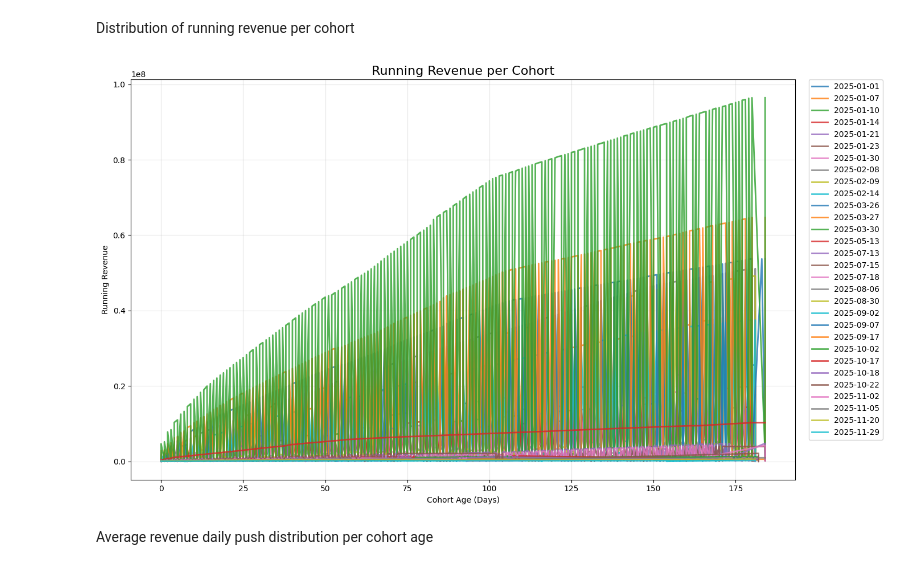
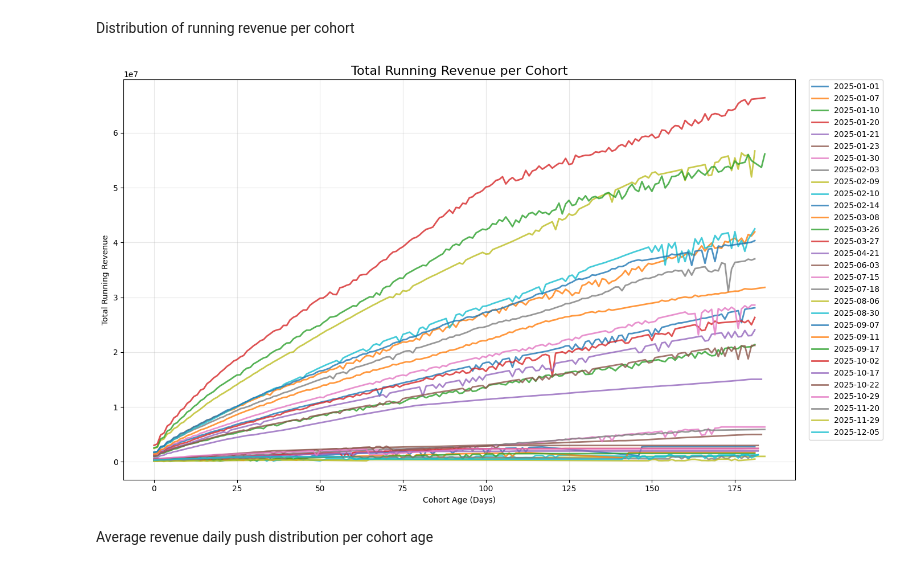
Before and after one commit to mrifala29/ltv-projection, a Jupyter notebook: LTV_Projection_VAS_LSTM.ipynb, the cells around one changed output. Saved outputs shown, nothing was run; the diff lists cells and outputs as text; code cells hidden in the pictures.

```diff
--- a/LTV_Projection_VAS_LSTM.ipynb
+++ b/LTV_Projection_VAS_LSTM.ipynb
@@ -50,6 +51,23 @@ Drive already mounted at /content/drive; to attempt to forcibly remount, call dr
 ### Loader
 # %% [markdown]
 Query for access data in Google BigQuery
+# %%
+# cohort30 = linkit-rnd-475909.country_summary.ml_lstm_training_30cohorts
+# cohort50 = linkit-rnd-475909.country_summary.ml_lstm_50cohorts_5adnets
+
+project_id = 'linkit-rnd-475909'
+SEED_DAYS = 7
+
+sql_query = """
+SELECT *
+FROM linkit-rnd-475909.country_summary.ml_lstm_50cohorts_5adnets
+ORDER BY date_created_at, date_update ASC;
+"""
+
+# unseen_query = """
+# SELECT *
+# FROM `linkit-rnd-475909.country_summary.ml_lstm_unseen_5cohorts`
+# """
 # %% [markdown]
 Load data from bigquery
 # %%
@@ -245,44 +304,46 @@ plt.show()
 Distribution of running revenue per cohort
 # %%
 import matplotlib.pyplot as plt
-import numpy as np
 
 sample = (
-    df['date_created_at']
+    df["date_created_at"]
     .drop_duplicates()
-    .sample(30)
+    .sample(min(30, df["date_created_at"].nunique()), random_state=42)
 )
 
 plt.figure(figsize=(14, 8))
 
 for cohort in sorted(sample):
+
     temp = (
-        df[df['date_created_at'] == cohort]
-        .sort_values('cohort_age')
+        df[df["date_created_at"] == cohort]
+        .groupby("cohort_age", as_index=False)["revenue_running_total"]
+        .sum()
+        .sort_values("cohort_age")
     )
 
     plt.plot(
-        temp['cohort_age'],
-        temp['revenue_running_total'],
+        temp["cohort_age"],
+        temp["revenue_running_total"],
         linewidth=2,
         alpha=0.8,
-        label=cohort.strftime('%Y-%m-%d')
+        label=cohort.strftime("%Y-%m-%d")
     )
 
-plt.title("Running Revenue per Cohort", fontsize=16)
+plt.title("Total Running Revenue per Cohort", fontsize=16)
 plt.xlabel("Cohort Age (Days)")
-plt.ylabel("Running Revenue")
+plt.ylabel("Total Running Revenue")
 plt.grid(alpha=0.3)
 
 plt.legend(
     bbox_to_anchor=(1.02, 1),
-    loc='upper left',
+    loc="upper left",
     borderaxespad=0
 )
 
 plt.tight_layout()
 plt.show()
 # %% [output]
-[figure, old version]
+[figure, new version]
 # %% [markdown]
 Average revenue daily push distribution per cohort age
```
Also changed, not shown: parts of 61 cells of this notebook, 1 other file.
